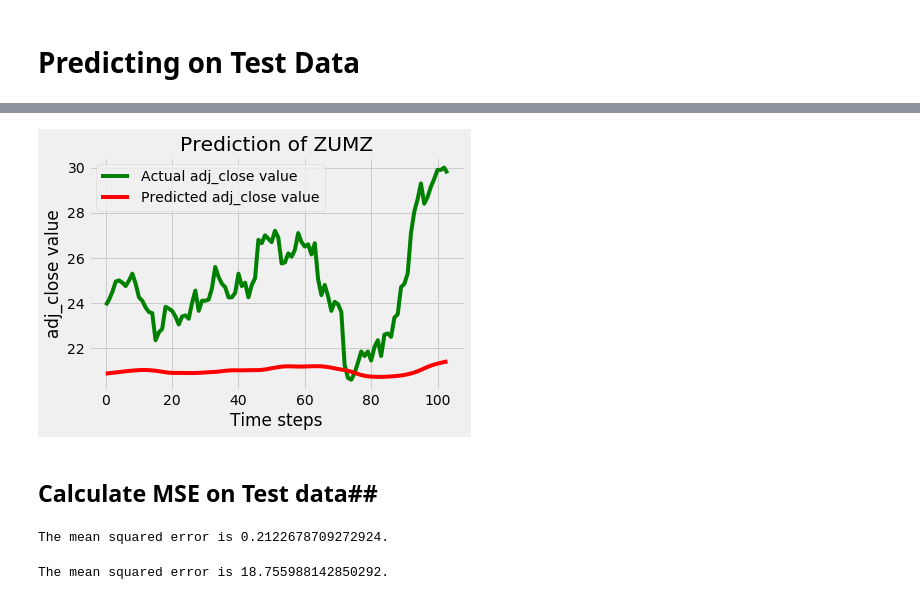
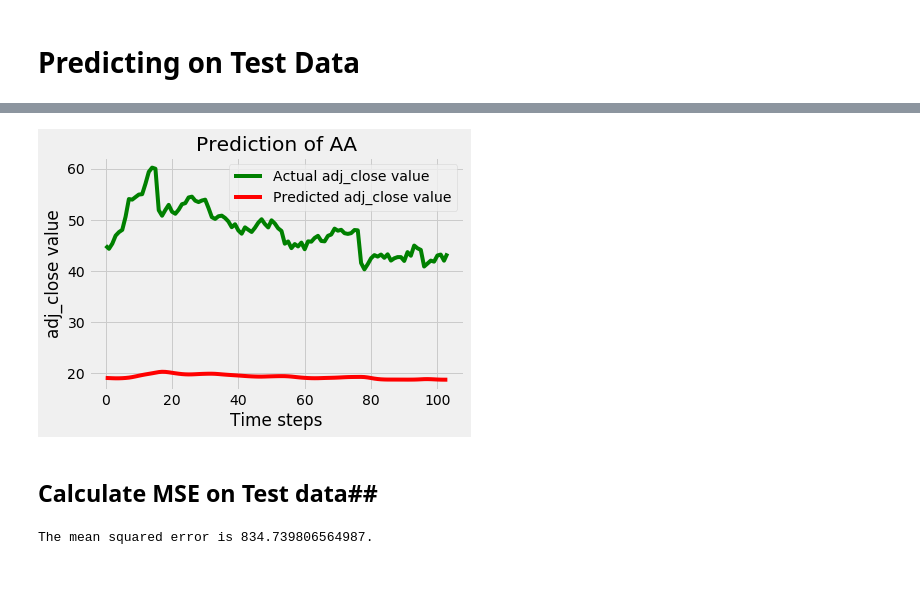
Before and after one commit to sey-kh/internship-tw, a Jupyter notebook: gru_model_historical_stock_prices.ipynb, the cells around one changed output, grey strips where cells are left out. Saved outputs shown, nothing was run; the diff lists cells and outputs as text; code cells hidden in the pictures.

```diff
--- a/gru_model_historical_stock_prices.ipynb
+++ b/gru_model_historical_stock_prices.ipynb
@@ -208,28 +308,18 @@ for i in range(timesteps, len(adj_close_data)):
 # %%
-X_test, Y_test = np.array(x_test), np.array(y_test)
+X_test = np.array(x_test)
-# %%
-sc = MinMaxScaler(feature_range=(0,1))
-Y_test = Y_test.reshape(-1,1)
-X_test_scaled = sc.fit_transform(X_test)
-Y_test_scaled = sc.fit_transform(Y_test)
 # %%
-X_test_scaled = np.reshape(X_test_scaled, (X_test_scaled.shape[0],X_test_scaled.shape[1],1))
+X_test = np.reshape(X_test, (X_test.shape[0],X_test.shape[1],1))
 # %%
-predicted_result = regressorGRU.predict(X_test_scaled)
-predicted_adj_close = sc.inverse_transform(predicted_result)
+predicted_result = regressorGRU.predict(X_test)
+y_test_pred = p_sc.inverse_transform(predicted_result)
 # %%
-plotting_graph(Y_test, predicted_adj_close, 'ZUMZ')
+plotting_graph(Y_test, y_test_pred, 'AA')
 # %% [output]
-[figure, old version]
+[figure, new version]
 # %% [markdown]
 ## Calculate MSE on Test data##
 # %%
-# Evaluating our model (applied fit_transform)
-return_mse(Y_test_scaled,predicted_result)
+# Evaluating our model
+return_mse(Y_test,y_test_pred)
 # %% [output]
-The mean squared error is 0.2122678709272924.
+The mean squared error is 834.739806564987.
-# %%
-# Evaluating our model (without fit_transform)
-return_mse(Y_test,predicted_adj_close)
-# %% [output]
-The mean squared error is 18.755988142850292.
```
Also changed, not shown: parts of 44 cells of this notebook.
